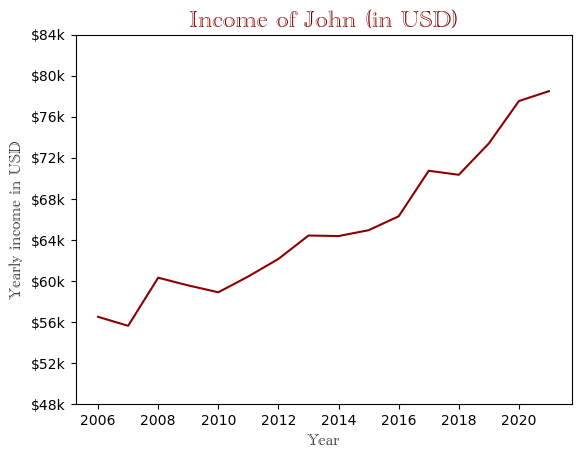
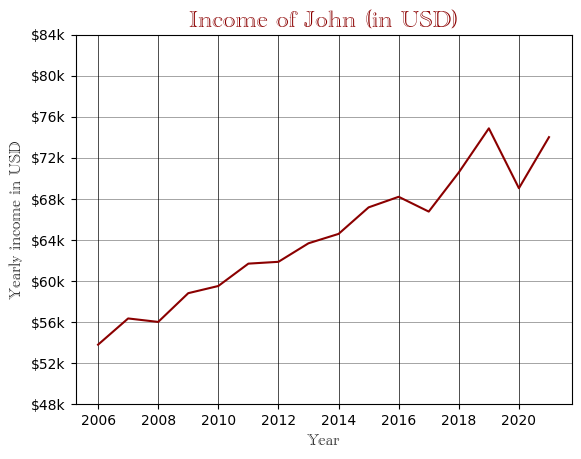
Code edit (unified diff) that turned the first committed figure into the second:
--- before
+++ after
@@ -9,3 +9,6 @@
 plt.yticks(income_ticks, [f'${x}k' for x in income_ticks])
 
+plt.grid(axis='y', color='black', alpha=0.5, linewidth=0.5)
+plt.grid(axis='x', color='black', alpha=0.7, linewidth=0.7)
+
 plt.show()

Commit: matplotlib tutorial completed